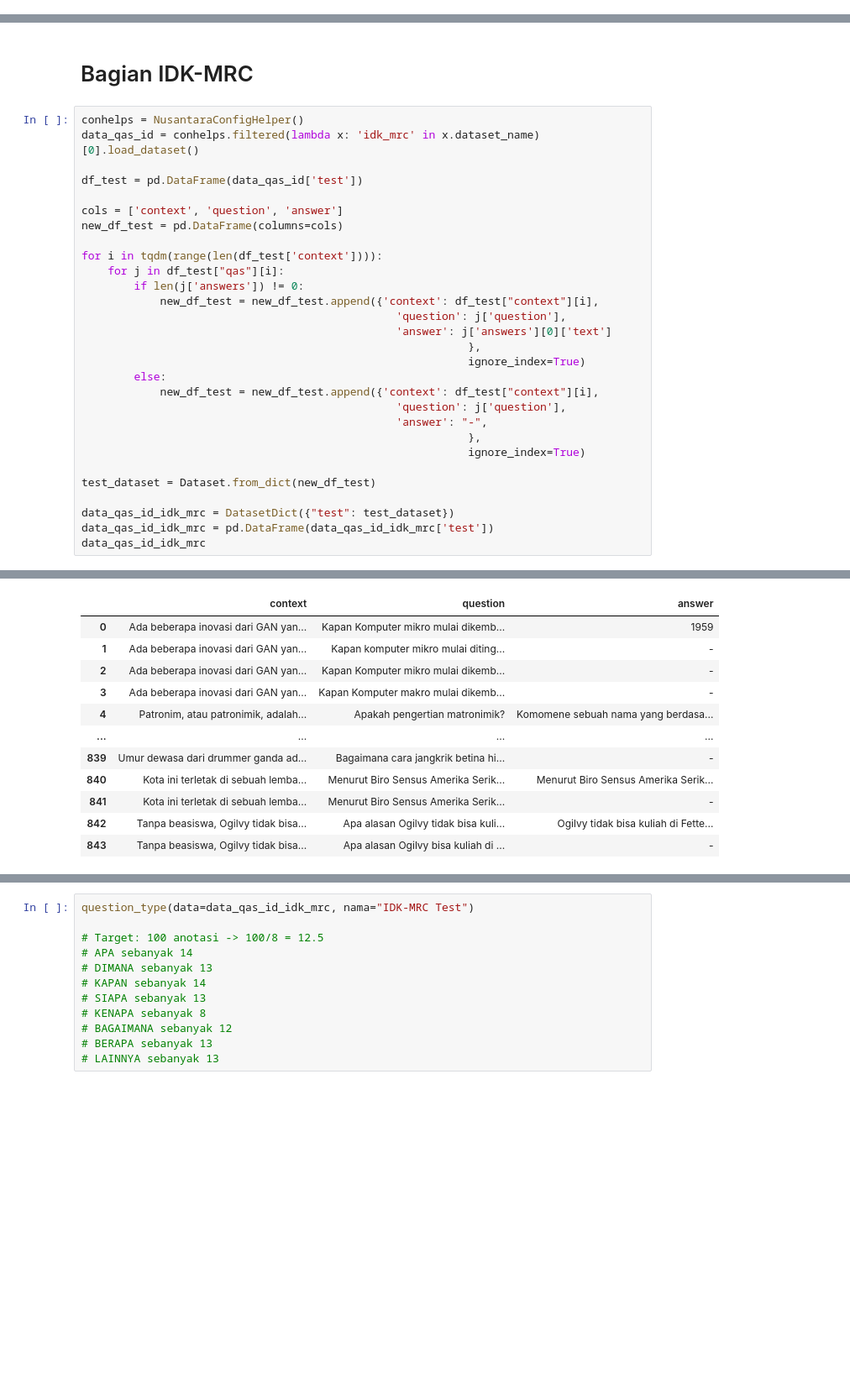
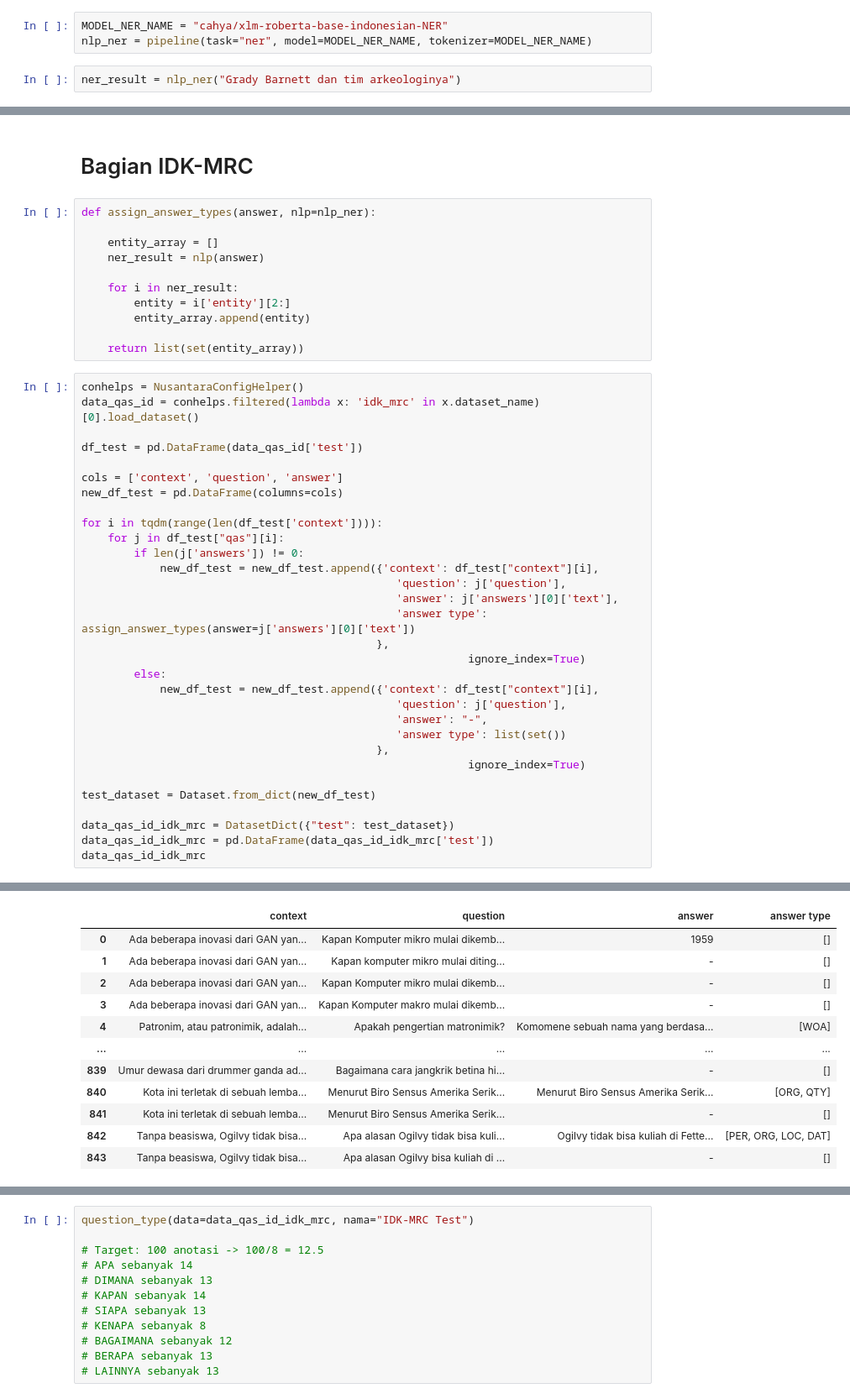
Before and after one commit to muhammadravi251001/qas-with-indonli, a Jupyter notebook: utilities/Reasoning and Answer Type.ipynb, the cells around one changed output, grey strips where cells are left out. Shown at 84% size. Saved outputs shown, nothing was run; the diff lists cells and outputs as text; blank space fills up the shorter version.

Commit message:
add reasoning & answer type for EDA

```diff
--- a/utilities/Cek Reasoning Type.ipynb
+++ b/utilities/Reasoning and Answer Type.ipynb
@@ -199,0 +208,5 @@ def pretty_print(data, index):
+# %%
+MODEL_NER_NAME = "cahya/xlm-roberta-base-indonesian-NER"
+nlp_ner = pipeline(task="ner", model=MODEL_NER_NAME, tokenizer=MODEL_NER_NAME)
+# %%
+ner_result = nlp_ner("Grady Barnett dan tim arkeologinya")
@@ -200,45 +233,58 @@ def pretty_print(data, index):
 # %% [markdown]
 # Bagian IDK-MRC
+# %%
+def assign_answer_types(answer, nlp=nlp_ner):
+
+    entity_array = []
+    ner_result = nlp(answer)
+
+    for i in ner_result:
+        entity = i['entity'][2:]
+        entity_array.append(entity)
+
+    return list(set(entity_array))
 # %%
 conhelps = NusantaraConfigHelper()
 data_qas_id = conhelps.filtered(lambda x: 'idk_mrc' in x.dataset_name)[0].load_dataset()
 
 df_test = pd.DataFrame(data_qas_id['test'])
 
 cols = ['context', 'question', 'answer']
 new_df_test = pd.DataFrame(columns=cols)
 
 for i in tqdm(range(len(df_test['context']))):
     for j in df_test["qas"][i]:
         if len(j['answers']) != 0:
             new_df_test = new_df_test.append({'context': df_test["context"][i],
                                                 'question': j['question'],
-                                                'answer': j['answers'][0]['text']
-                                                           },
+                                                'answer': j['answers'][0]['text'],
+                                                'answer type': assign_answer_types(answer=j['answers'][0]['text'])
+                                             },
                                                            ignore_index=True)
         else:
             new_df_test = new_df_test.append({'context': df_test["context"][i],
                                                 'question': j['question'],
                                                 'answer': "-",
-                                                           },
+                                                'answer type': list(set())
+                                             },
                                                            ignore_index=True)
 
 test_dataset = Dataset.from_dict(new_df_test)
 
 data_qas_id_idk_mrc = DatasetDict({"test": test_dataset})
 data_qas_id_idk_mrc = pd.DataFrame(data_qas_id_idk_mrc['test'])
 data_qas_id_idk_mrc
 # %% [output]
 WARNING:datasets.builder:Reusing dataset idk_mrc (/root/.cache/huggingface/datasets/idk_mrc/idk_mrc_source/1.0.0/cf468d86fa7341e69998db1449851672ebfb4fa46036929d66b9de15c421334f)
-|  | context | question | answer |
-| 0 | Ada beberapa inovasi dari GAN yan... | Kapan Komputer mikro mulai dikemb... | 1959 |
-| 1 | Ada beberapa inovasi dari GAN yan... | Kapan komputer mikro mulai diting... | - |
-| 2 | Ada beberapa inovasi dari GAN yan... | Kapan Komputer mikro mulai dikemb... | - |
-| 3 | Ada beberapa inovasi dari GAN yan... | Kapan Komputer makro mulai dikemb... | - |
-| 4 | Patronim, atau patronimik, adalah... | Apakah pengertian matronimik? | Komomene sebuah nama yang berdasa... |
-| ... | ... | ... | ... |
-| 839 | Umur dewasa dari drummer ganda ad... | Bagaimana cara jangkrik betina hi... | - |
-| 840 | Kota ini terletak di sebuah lemba... | Menurut Biro Sensus Amerika Serik... | Menurut Biro Sensus Amerika Serik... |
-| 841 | Kota ini terletak di sebuah lemba... | Menurut Biro Sensus Amerika Serik... | - |
-| 842 | Tanpa beasiswa, Ogilvy tidak bisa... | Apa alasan Ogilvy tidak bisa kuli... | Ogilvy tidak bisa kuliah di Fette... |
-| 843 | Tanpa beasiswa, Ogilvy tidak bisa... | Apa alasan Ogilvy bisa kuliah di ... | - |
+|  | context | question | answer | answer type |
+| 0 | Ada beberapa inovasi dari GAN yan... | Kapan Komputer mikro mulai dikemb... | 1959 | [] |
+| 1 | Ada beberapa inovasi dari GAN yan... | Kapan komputer mikro mulai diting... | - | [] |
+| 2 | Ada beberapa inovasi dari GAN yan... | Kapan Komputer mikro mulai dikemb... | - | [] |
+| 3 | Ada beberapa inovasi dari GAN yan... | Kapan Komputer makro mulai dikemb... | - | [] |
+| 4 | Patronim, atau patronimik, adalah... | Apakah pengertian matronimik? | Komomene sebuah nama yang berdasa... | [WOA] |
+| ... | ... | ... | ... | ... |
+| 839 | Umur dewasa dari drummer ganda ad... | Bagaimana cara jangkrik betina hi... | - | [] |
+| 840 | Kota ini terletak di sebuah lemba... | Menurut Biro Sensus Amerika Serik... | Menurut Biro Sensus Amerika Serik... | [ORG, QTY] |
+| 841 | Kota ini terletak di sebuah lemba... | Menurut Biro Sensus Amerika Serik... | - | [] |
+| 842 | Tanpa beasiswa, Ogilvy tidak bisa... | Apa alasan Ogilvy tidak bisa kuli... | Ogilvy tidak bisa kuliah di Fette... | [PER, ORG, LOC, DAT] |
+| 843 | Tanpa beasiswa, Ogilvy tidak bisa... | Apa alasan Ogilvy bisa kuliah di ... | - | [] |
```
Also changed, not shown: parts of 13 cells of this notebook.
